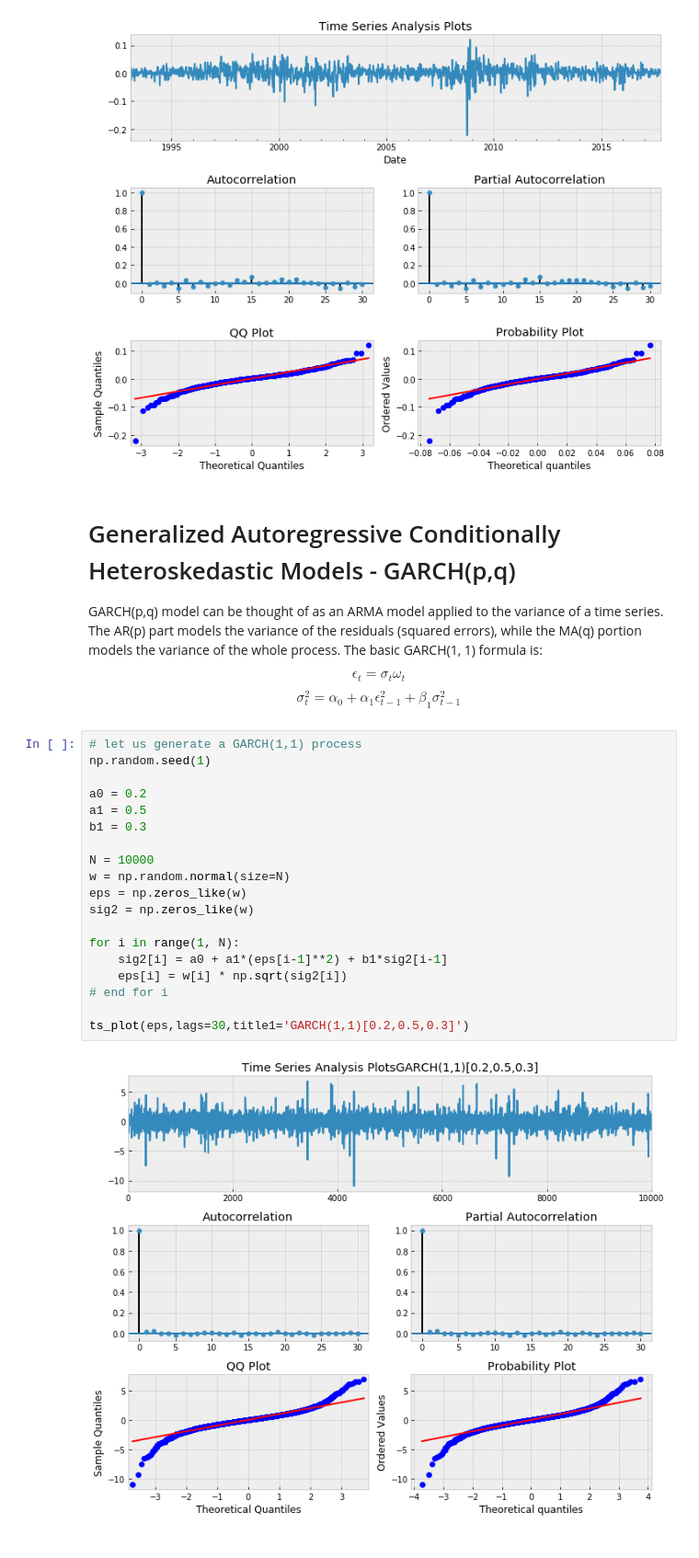
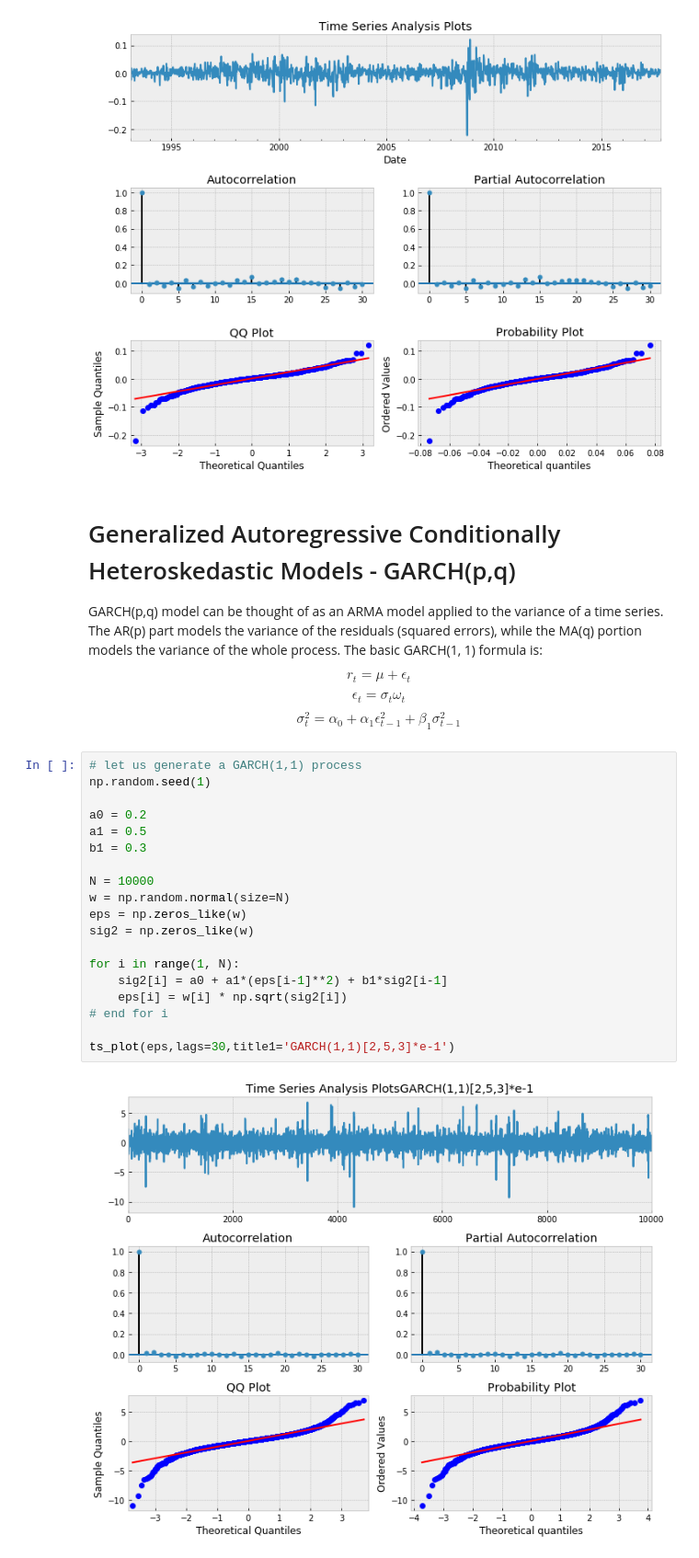
Before and after one commit to hknn88/10_cstone, a Jupyter notebook: 10_cstone_v2.ipynb, the cells around one changed output. Shown at 92% size. Cells and saved outputs as stored; diff of their text form.

```diff
--- a/10_cstone_v2.ipynb
+++ b/10_cstone_v2.ipynb
@@ -316,6 +316,9 @@ ts_plot(best_mdl.resid, lags=30)
 GARCH(p,q) model can be thought of as an ARMA model applied to the variance of a time series. The AR(p) part models the variance of the residuals (squared errors), while the MA(q) portion models the variance of the whole process. The basic GARCH(1, 1) formula is:
 
 \begin{equation}
+r_t=\mu + \epsilon_t
+\end{equation}
+\begin{equation}
 \epsilon_t=\sigma_t \omega_t
 \end{equation}
 \begin{equation}
@@ -324,24 +327,24 @@ GARCH(p,q) model can be thought of as an ARMA model applied to the variance of a
 # %%
 # let us generate a GARCH(1,1) process
 np.random.seed(1)
 
 a0 = 0.2
 a1 = 0.5
 b1 = 0.3
 
 N = 10000
 w = np.random.normal(size=N)
 eps = np.zeros_like(w)
 sig2 = np.zeros_like(w)
 
 for i in range(1, N):
     sig2[i] = a0 + a1*(eps[i-1]**2) + b1*sig2[i-1]
     eps[i] = w[i] * np.sqrt(sig2[i])
 # end for i
 
-ts_plot(eps,lags=30,title1='GARCH(1,1)[0.2,0.5,0.3]')
+ts_plot(eps,lags=30,title1='GARCH(1,1)[2,5,3]*e-1')
 # %% [output]
-[figure, old version]
+[figure, new version]
 # %%
 # let us generate a GARCH(1,1) process
 np.random.seed(1)
```
Also changed, not shown: parts of 11 cells of this notebook.
